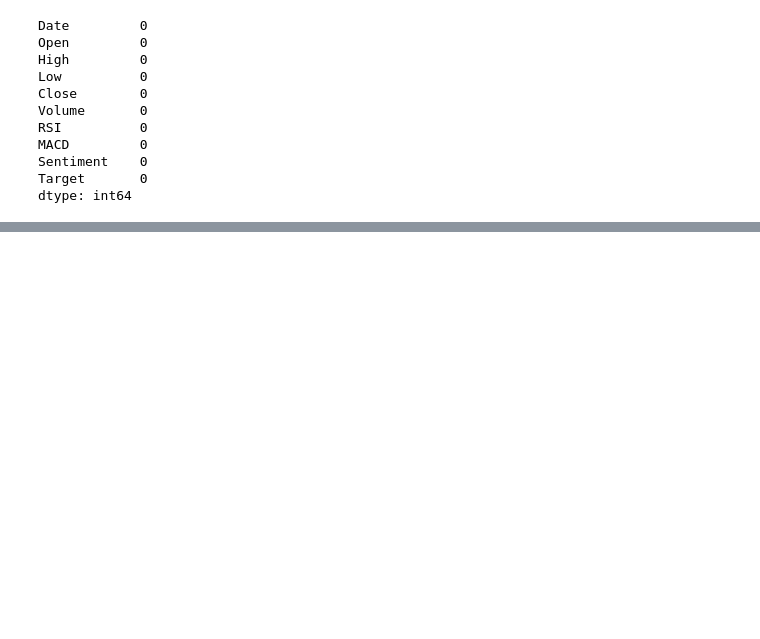
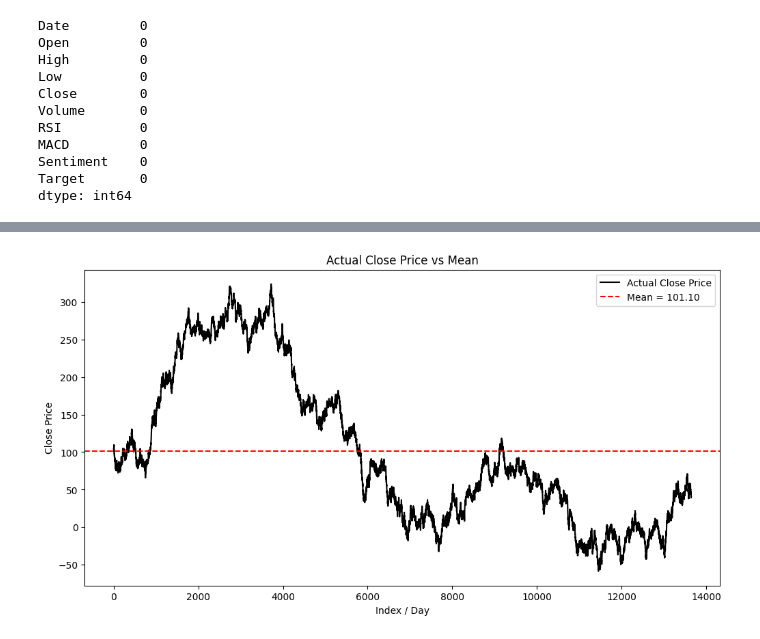
Before and after one commit to alamin20cse/ML_homework, a Jupyter notebook: pr1.ipynb, the cells around one changed output, grey strips where cells are left out. Drawn from its saved outputs; the diff is of its cells as text; code cells hidden in the pictures; blank space fills up the shorter version.

```diff
--- a/pr1.ipynb
+++ b/pr1.ipynb
@@ -56,0 +115,17 @@ dtype: int64
+# %%
+import matplotlib.pyplot as plt
+
+# Close column-
+mean_close = df['Close'].mean()
+
+# Plot
+plt.figure(figsize=(12,6))
+plt.plot(df['Close'], label='Actual Close Price', color='black')
+plt.axhline(mean_close, color='red', linestyle='--', label=f'Mean = {mean_close:.2f}')
+plt.xlabel('Index / Day')
+plt.ylabel('Close Price')
+plt.title('Actual Close Price vs Mean')
+plt.legend()
+plt.show()
+# %% [output]
+[figure, added]
```
Also changed, not shown: parts of 22 cells of this notebook.
